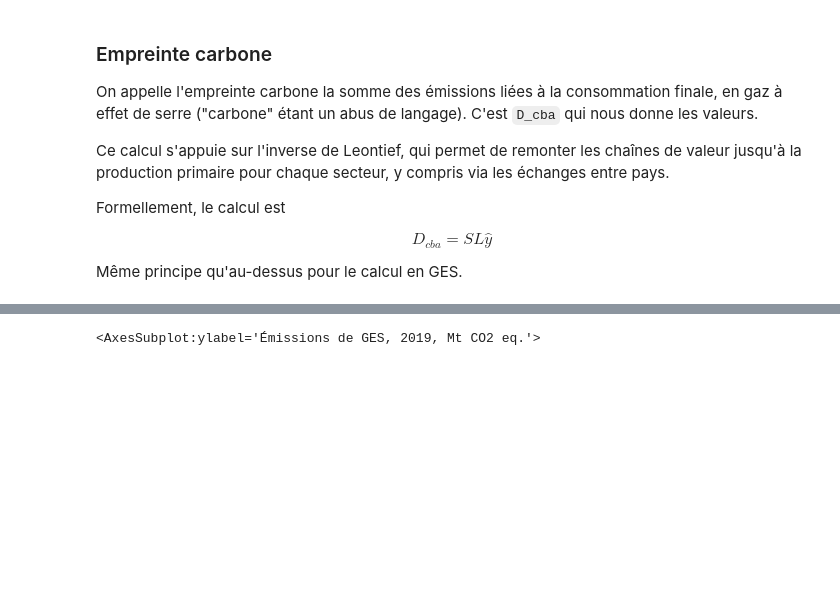
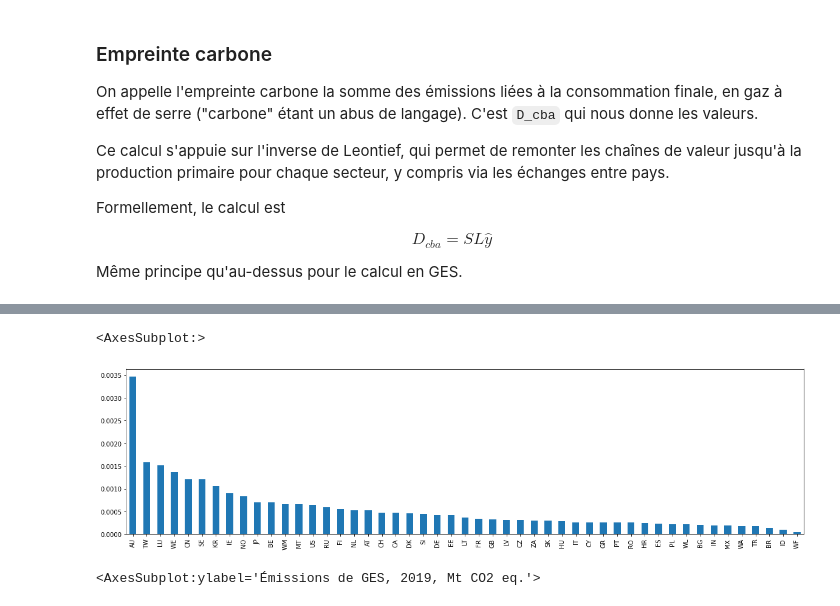
Before and after one commit to thomasgibon/io-footprinting, a Jupyter notebook: miniprojet_mines/1_introduction_structure_IO.ipynb, the cells around one changed output, grey strips where cells are left out. Drawn from its saved outputs; the diff is of its cells as text; code cells hidden in the pictures; blank space fills up the shorter version.

```diff
--- a/miniprojet_mines/1_introduction_structure_IO.ipynb
+++ b/miniprojet_mines/1_introduction_structure_IO.ipynb
@@ -433,0 +677,3 @@ io.satellite.D_cba_reg.to_excel('fichier.xlsx')
+# %%
+empreinte_fer = io.satellite.D_cba_cap.loc['Domestic Extraction Used - Metal Ores - Iron ores'] + \
+io.satellite.F_Y.groupby('region', axis=1).sum().loc['Domestic Extraction Used - Metal Ores - Iron ores']/io.population.T['population']
@@ -434,3 +696,8 @@ io.satellite.D_cba_reg.to_excel('fichier.xlsx')
+# %%
+empreinte_fer.sort_values(ascending=False).plot.bar(figsize=(20,5))
+# %% [output]
+<AxesSubplot:>
+[figure, added]
 # %%
 emissions_GES_empreinte = GWP_to_use.dot(io.satellite.D_cba_reg)*1e-9
 
```
Also changed, not shown: parts of 23 cells of this notebook.
